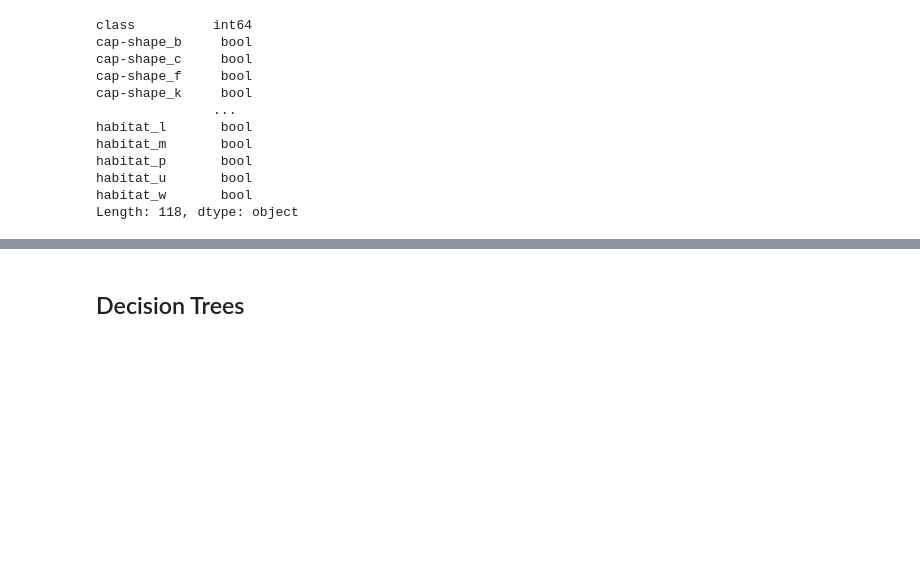
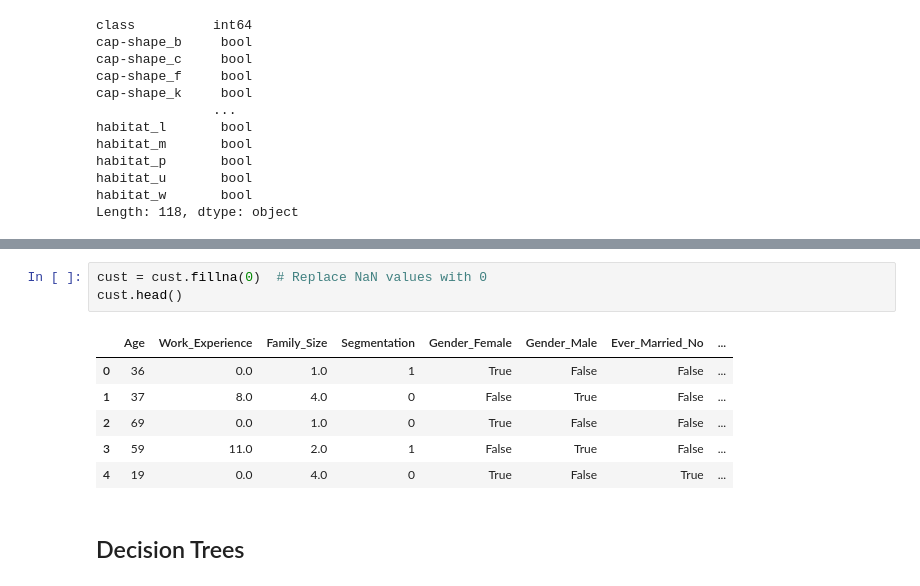
Before and after one commit to reedwrogers/Random-Forest, a Jupyter notebook: Random Forest.ipynb, the cells around one changed output, grey strips where cells are left out. Drawn from its saved outputs; the diff is of its cells as text; blank space fills up the shorter version.

```diff
--- a/Random Forest.ipynb
+++ b/Random Forest.ipynb
@@ -163,3 +208,13 @@ Length: 118, dtype: object
+# %%
+cust = cust.fillna(0)  # Replace NaN values with 0
+cust.head()
+# %% [output]
+|  | Age | Work_Experience | Family_Size | Segmentation | Gender_Female | Gender_Male | Ever_Married_No | ... |
+| 0 | 36 | 0.0 | 1.0 | 1 | True | False | False | ... |
+| 1 | 37 | 8.0 | 4.0 | 0 | False | True | False | ... |
+| 2 | 69 | 0.0 | 1.0 | 0 | True | False | False | ... |
+| 3 | 59 | 11.0 | 2.0 | 1 | False | True | False | ... |
+| 4 | 19 | 0.0 | 4.0 | 0 | True | False | True | ... |
 # %% [markdown]
 ## Decision Trees
 # %% [markdown]
```
Also changed, not shown: parts of 14 cells of this notebook, 1 other file.
